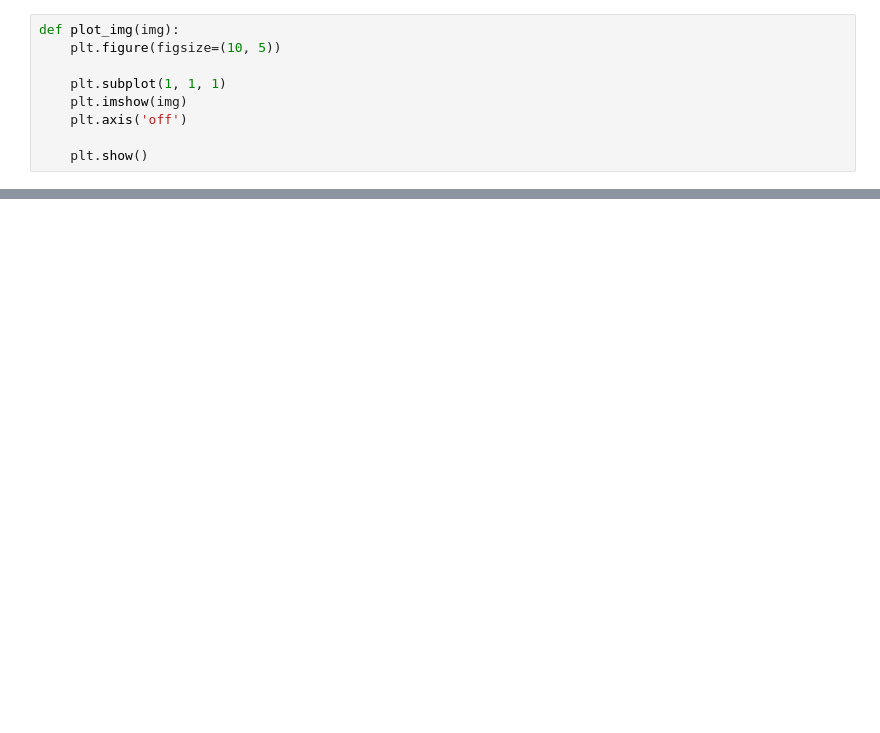
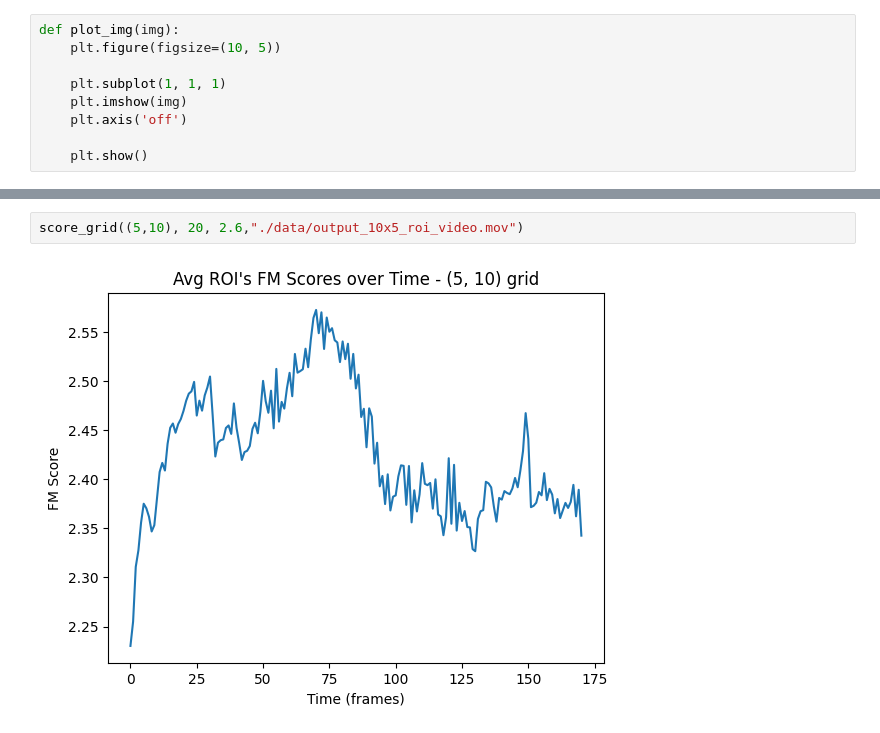
Before and after one commit to AgustindelaVega/vpc1, a Jupyter notebook: tp2/tp2.ipynb, the cells around one changed output, grey strips where cells are left out. Saved outputs shown, nothing was run; the diff lists cells and outputs as text; blank space fills up the shorter version.

```diff
--- a/tp2/tp2.ipynb
+++ b/tp2/tp2.ipynb
@@ -131,0 +165,4 @@ plt.show()
+# %%
+score_grid((5,10), 20, 2.6,"./data/output_10x5_roi_video.mov")
+# %% [output]
+[figure, added]
```
Also changed, not shown: parts of 14 cells of this notebook, 5 other files.
